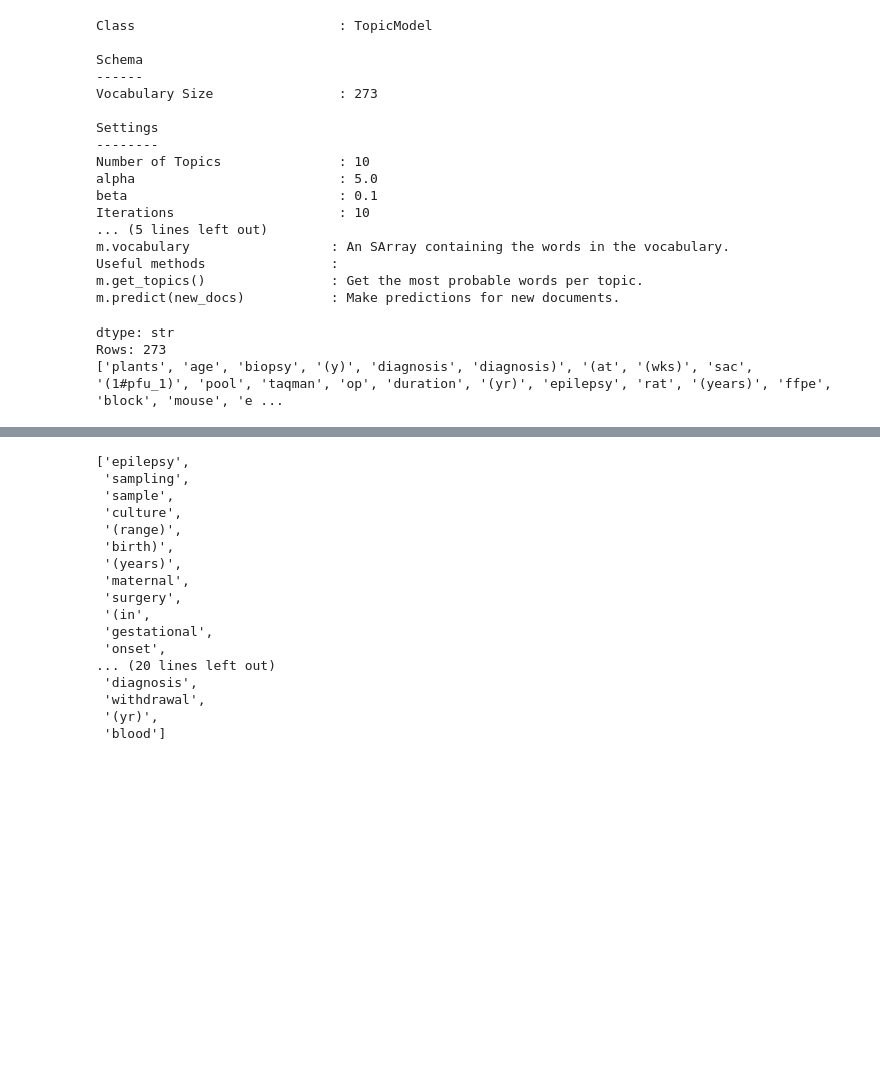
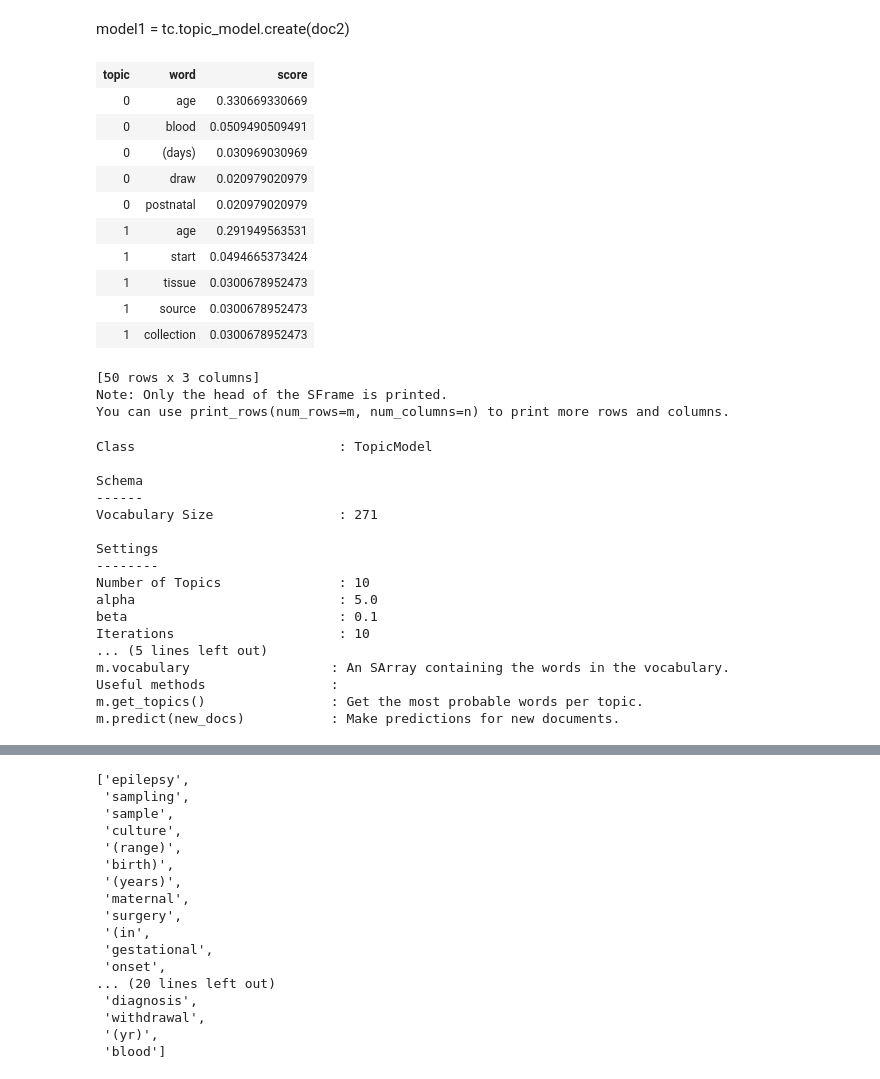
Before and after one commit to MaastrichtU-IDS/metadata-unsupervised-assessment, a Jupyter notebook: Text_mining_features.ipynb, the cells around one changed output, grey strips where cells are left out. Cells and saved outputs as stored; diff of their text form; code cells hidden in the pictures; blank space fills up the shorter version.

```diff
--- a/Text_mining_features.ipynb
+++ b/Text_mining_features.ipynb
@@ -1,5 +1,5 @@
 # %%
 import turicreate as tc
 # %%
-doc = tc.SFrame('age_geo.csv')
+doc1 = tc.SFrame('key values age.csv')
 # %% [output]
@@ -36,5 +38,5 @@ You can use print_rows(num_rows=m, num_columns=n) to print more rows and columns
 keys = ['age', 'tissue', 'cell line']
 # %%
 # Remove stopwords and convert to bag of words
-doc = tc.text_analytics.count_words(doc['age'])
+doc = tc.text_analytics.count_words(doc1['key'])
 doc = doc.dict_trim_by_keys(tc.text_analytics.stopwords(), exclude=True)
@@ -54,5 +74,24 @@ Learning a topic model
+# %% [markdown]
+model1 = tc.topic_model.create(doc2)
 # %%
 out = (model.get_topics())
+# %%
+out
+# %% [output]
+| topic | word | score |
+| 0 | age | 0.330669330669 |
+| 0 | blood | 0.0509490509491 |
+| 0 | (days) | 0.030969030969 |
+| 0 | draw | 0.020979020979 |
+| 0 | postnatal | 0.020979020979 |
+| 1 | age | 0.291949563531 |
+| 1 | start | 0.0494665373424 |
+| 1 | tissue | 0.0300678952473 |
+| 1 | source | 0.0300678952473 |
+| 1 | collection | 0.0300678952473 |
+[50 rows x 3 columns]
+Note: Only the head of the SFrame is printed.
+You can use print_rows(num_rows=m, num_columns=n) to print more rows and columns.
 # %%
 model
 # %% [output]
@@ -60,7 +99,7 @@ Class                          : TopicModel
 
 Schema
 ------
-Vocabulary Size                : 273
+Vocabulary Size                : 271
 
 Settings
 --------
@@ -73,9 +112,3 @@ m.vocabulary                  : An SArray containing the words in the vocabulary
 Useful methods                :
 m.get_topics()                : Get the most probable words per topic.
 m.predict(new_docs)           : Make predictions for new documents.
-# %%
-model.vocabulary
-# %% [output]
-dtype: str
-Rows: 273
-['plants', 'age', 'biopsy', '(y)', 'diagnosis', 'diagnosis)', '(at', '(wks)', 'sac', '(1#pfu_1)', 'pool', 'taqman', 'op', 'duration', '(yr)', 'epilepsy', 'rat', '(years)', 'ffpe', 'block', 'mouse', 'e ...
```
Also changed, not shown: parts of 19 cells of this notebook, 15 other files.
